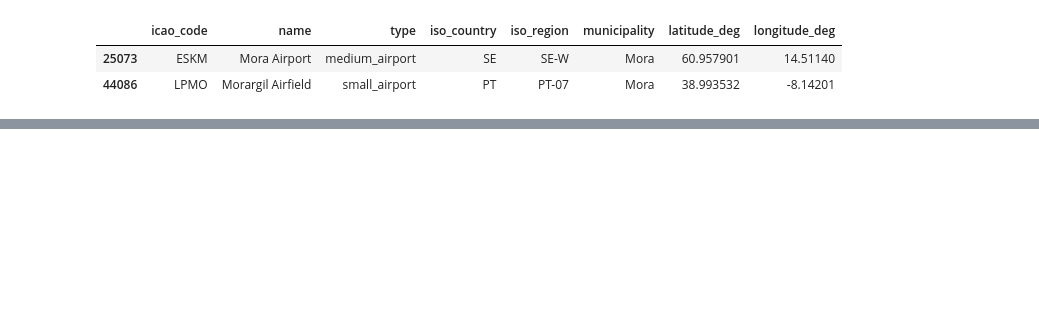
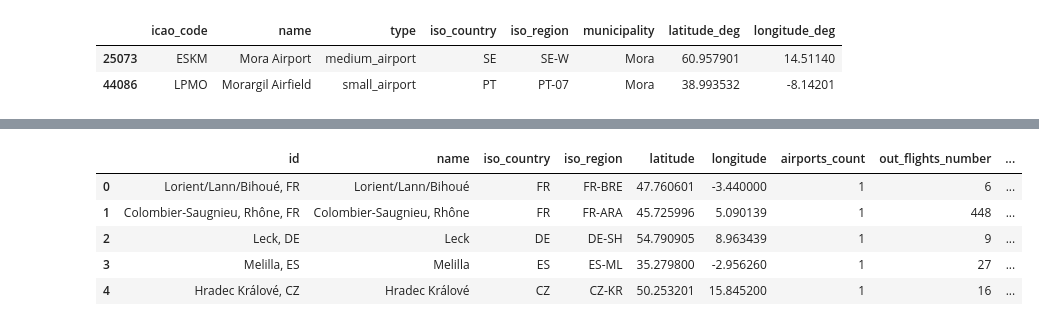
Before and after one commit to sblenlkj/eu_flights, a Jupyter notebook: eu_flights_data_collection.ipynb, the cells around one changed output, grey strips where cells are left out. Saved outputs shown, nothing was run; the diff lists cells and outputs as text; code cells hidden in the pictures; blank space fills up the shorter version.

```diff
--- a/eu_flights_data_collection.ipynb
+++ b/eu_flights_data_collection.ipynb
@@ -189,0 +162,9 @@ imported package graph_creation
+# %%
+from graph_creation.adapters.input import GraphJsonLoader
+g1 = GraphJsonLoader().load("./data/graphs_json_html/2026-02-16.json")
+g2 = GraphJsonLoader().load("./data/graphs_json_html/2026-02-17_18.json")
+g3 = GraphJsonLoader().load("./data/graphs_json_html/2026-02-19_20.json")
+g4 = GraphJsonLoader().load("./data/graphs_json_html/2026-02-21_22.json")
+# %%
+week_g = g1 + g2 + g3 + g4
+week_g
@@ -189,0 +173,13 @@ imported package graph_creation
+# %%
+from graph_creation.adapters.output.graph import GraphPandasAdapter
+graph_to_pandas = GraphPandasAdapter(week_g)
+
+nodes_df = graph_to_pandas.nodes_to_df()
+nodes_df.head()
+# %% [output]
+|  | id | name | iso_country | iso_region | latitude | longitude | airports_count | out_flights_number | ... |
+| 0 | Lorient/Lann/Bihoué, FR | Lorient/Lann/Bihoué | FR | FR-BRE | 47.760601 | -3.440000 | 1 | 6 | ... |
+| 1 | Colombier-Saugnieu, Rhône, FR | Colombier-Saugnieu, Rhône | FR | FR-ARA | 45.725996 | 5.090139 | 1 | 448 | ... |
+| 2 | Leck, DE | Leck | DE | DE-SH | 54.790905 | 8.963439 | 1 | 9 | ... |
+| 3 | Melilla, ES | Melilla | ES | ES-ML | 35.279800 | -2.956260 | 1 | 27 | ... |
+| 4 | Hradec Králové, CZ | Hradec Králové | CZ | CZ-KR | 50.253201 | 15.845200 | 1 | 16 | ... |
```
Also changed, not shown: parts of 45 cells of this notebook, 37 other files.
